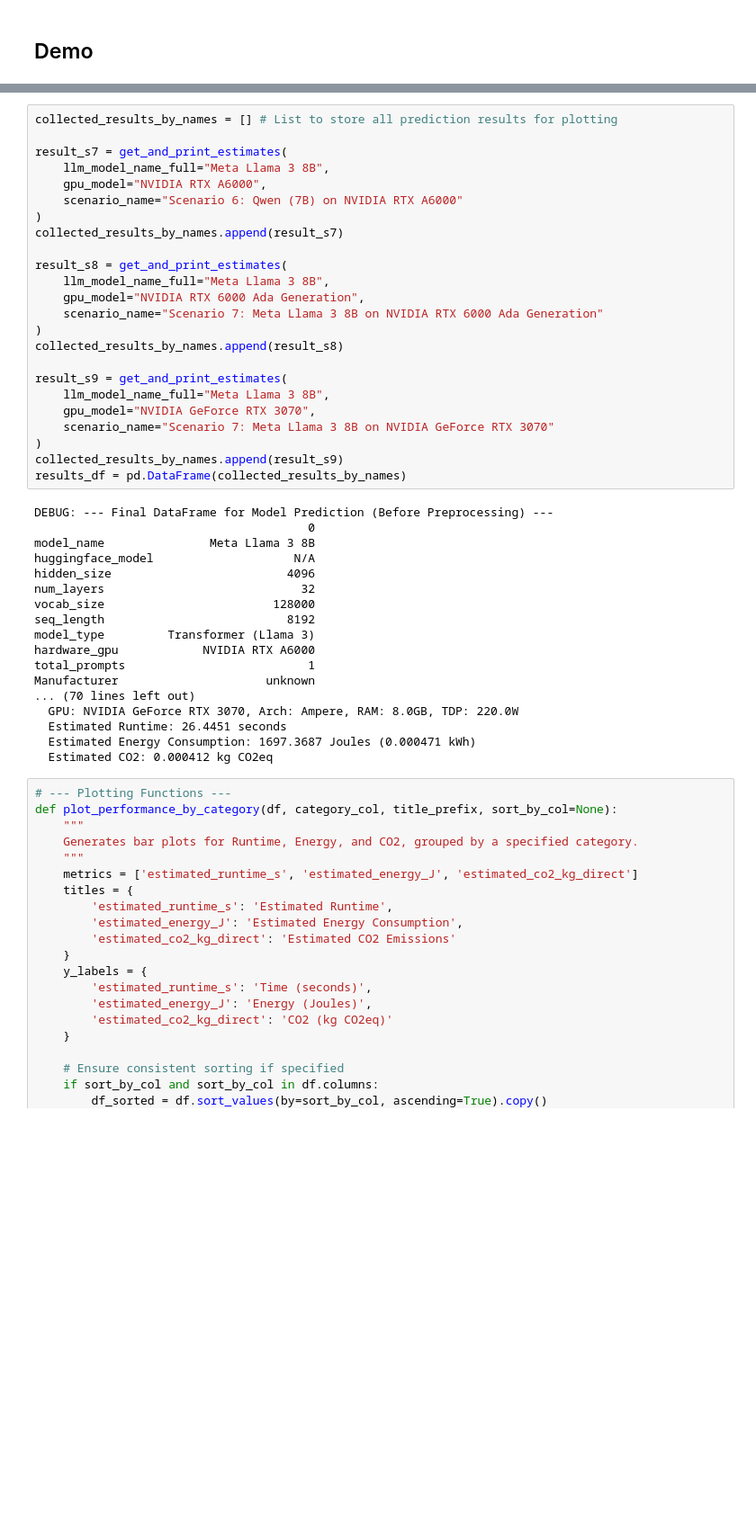
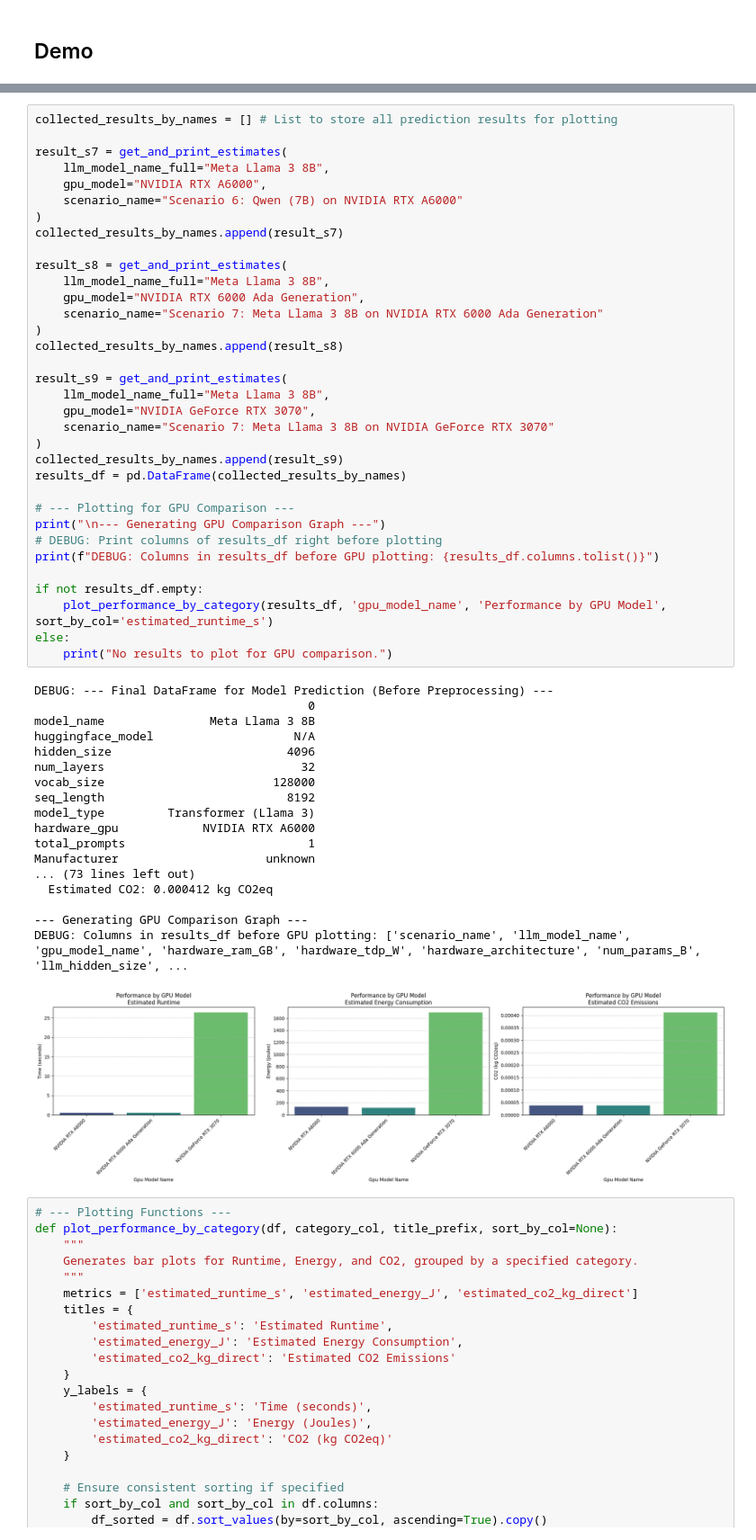
Before and after one commit to ohdoking/infelens_notebook, a Jupyter notebook: AI Inference Energy Consumption Prediction.ipynb, the cells around one changed output, grey strips where cells are left out. Shown: that part at 90% size. Cells and saved outputs as stored; diff of their text form; blank space fills up the shorter version.

```diff
--- a/AI Inference Energy Consumption Prediction.ipynb
+++ b/AI Inference Energy Consumption Prediction.ipynb
@@ -1117,37 +1162,48 @@ result_s7 = get_and_print_estimates(
 collected_results_by_names.append(result_s7)
 
 result_s8 = get_and_print_estimates(
     llm_model_name_full="Meta Llama 3 8B",
     gpu_model="NVIDIA RTX 6000 Ada Generation",
     scenario_name="Scenario 7: Meta Llama 3 8B on NVIDIA RTX 6000 Ada Generation"
 )
 collected_results_by_names.append(result_s8)
 
 result_s9 = get_and_print_estimates(
     llm_model_name_full="Meta Llama 3 8B",
     gpu_model="NVIDIA GeForce RTX 3070",
     scenario_name="Scenario 7: Meta Llama 3 8B on NVIDIA GeForce RTX 3070"
 )
 collected_results_by_names.append(result_s9)
 results_df = pd.DataFrame(collected_results_by_names)
+
+# --- Plotting for GPU Comparison ---
+print("\n--- Generating GPU Comparison Graph ---")
+# DEBUG: Print columns of results_df right before plotting
+print(f"DEBUG: Columns in results_df before GPU plotting: {results_df.columns.tolist()}")
+
+if not results_df.empty:
+    plot_performance_by_category(results_df, 'gpu_model_name', 'Performance by GPU Model', sort_by_col='estimated_runtime_s')
+else:
+    print("No results to plot for GPU comparison.")
 # %% [output]
 DEBUG: --- Final DataFrame for Model Prediction (Before Preprocessing) ---
                                        0
 model_name               Meta Llama 3 8B
 huggingface_model                    N/A
 hidden_size                         4096
 num_layers                            32
 vocab_size                        128000
 seq_length                          8192
 model_type         Transformer (Llama 3)
 hardware_gpu            NVIDIA RTX A6000
 total_prompts                          1
 Manufacturer                     unknown
-... (70 lines left out)
-  GPU: NVIDIA GeForce RTX 3070, Arch: Ampere, RAM: 8.0GB, TDP: 220.0W
-  Estimated Runtime: 26.4451 seconds
-  Estimated Energy Consumption: 1697.3687 Joules (0.000471 kWh)
+... (73 lines left out)
   Estimated CO2: 0.000412 kg CO2eq
+
+--- Generating GPU Comparison Graph ---
+DEBUG: Columns in results_df before GPU plotting: ['scenario_name', 'llm_model_name', 'gpu_model_name', 'hardware_ram_GB', 'hardware_tdp_W', 'hardware_architecture', 'num_params_B', 'llm_hidden_size', ...
+[figure, added]
 # %%
 # --- Plotting Functions ---
 def plot_performance_by_category(df, category_col, title_prefix, sort_by_col=None):
```
Also changed, not shown: parts of 4 cells of this notebook.
